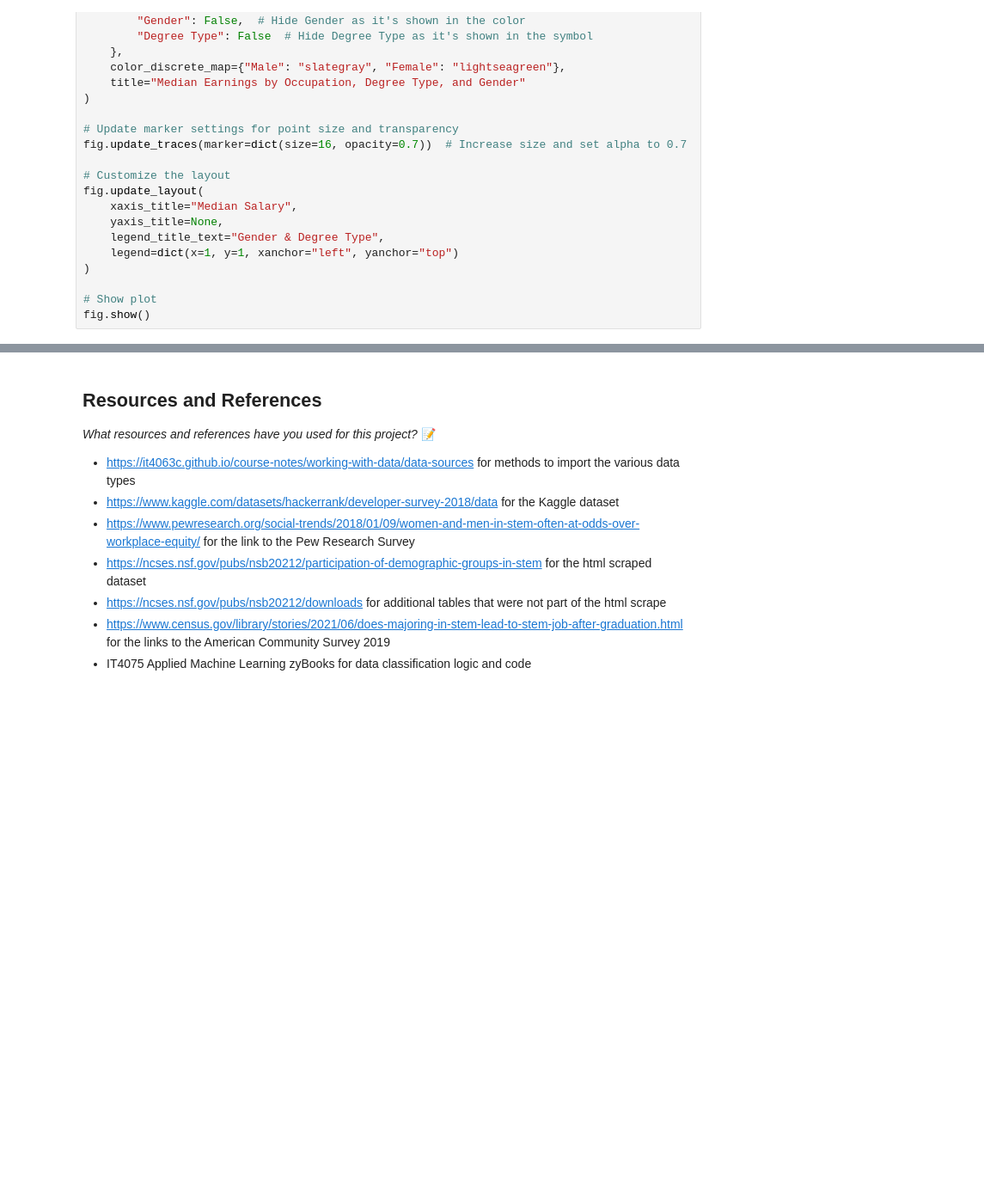
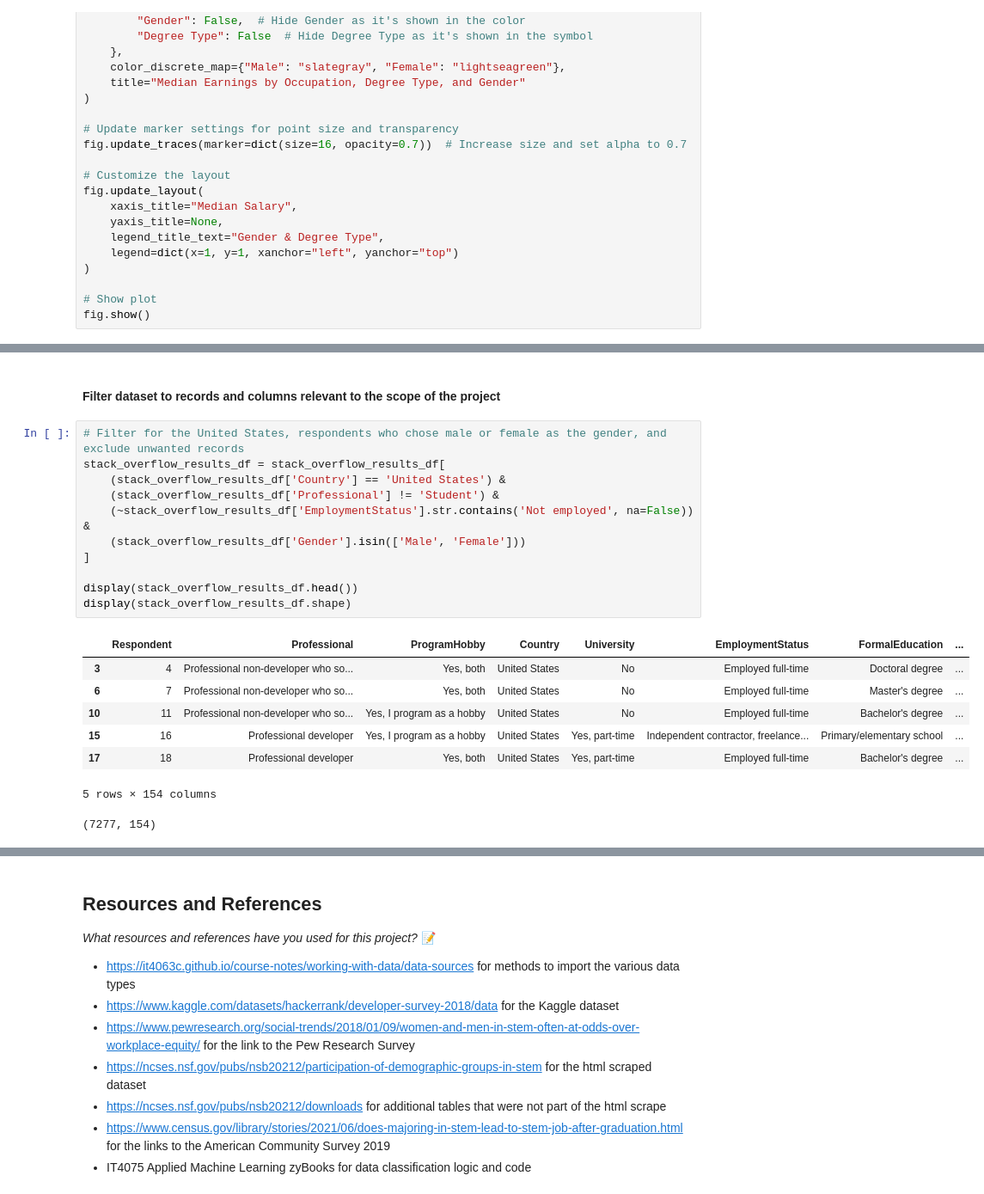
Before and after one commit to IT4063C-Fall24/final-project-yaumj, a Jupyter notebook: source.ipynb, the cells around one changed output, grey strips where cells are left out. Shown at 86% size. Saved outputs shown, nothing was run; the diff lists cells and outputs as text; blank space fills up the shorter version.

```diff
--- a/source.ipynb
+++ b/source.ipynb
@@ -2806,0 +2821,22 @@ fig.show()
+# %% [markdown]
+#### Filter dataset to records and columns relevant to the scope of the project
+# %%
+# Filter for the United States, respondents who chose male or female as the gender, and exclude unwanted records
+stack_overflow_results_df = stack_overflow_results_df[
+    (stack_overflow_results_df['Country'] == 'United States') &
+    (stack_overflow_results_df['Professional'] != 'Student') &
+    (~stack_overflow_results_df['EmploymentStatus'].str.contains('Not employed', na=False)) &
+    (stack_overflow_results_df['Gender'].isin(['Male', 'Female']))
+]
+
+display(stack_overflow_results_df.head())
+display(stack_overflow_results_df.shape)
+# %% [output]
+|  | Respondent | Professional | ProgramHobby | Country | University | EmploymentStatus | FormalEducation | ... |
+| 3 | 4 | Professional non-developer who so... | Yes, both | United States | No | Employed full-time | Doctoral degree | ... |
+| 6 | 7 | Professional non-developer who so... | Yes, both | United States | No | Employed full-time | Master's degree | ... |
+| 10 | 11 | Professional non-developer who so... | Yes, I program as a hobby | United States | No | Employed full-time | Bachelor's degree | ... |
+| 15 | 16 | Professional developer | Yes, I program as a hobby | United States | Yes, part-time | Independent contractor, freelance... | Primary/elementary school | ... |
+| 17 | 18 | Professional developer | Yes, both | United States | Yes, part-time | Employed full-time | Bachelor's degree | ... |
+5 rows × 154 columns
+(7277, 154)
```
Also changed, not shown: parts of 19 cells of this notebook, 4 other files.
